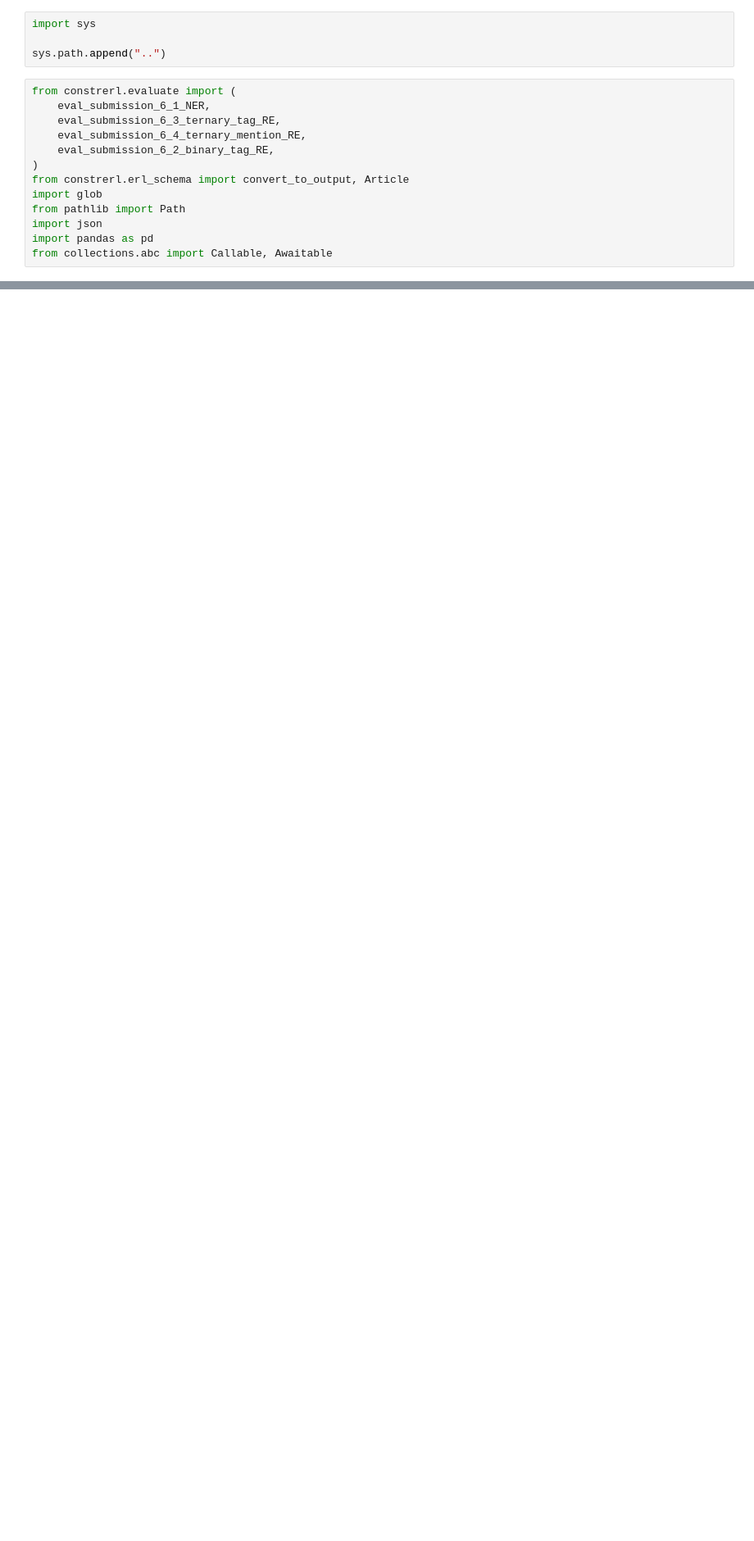
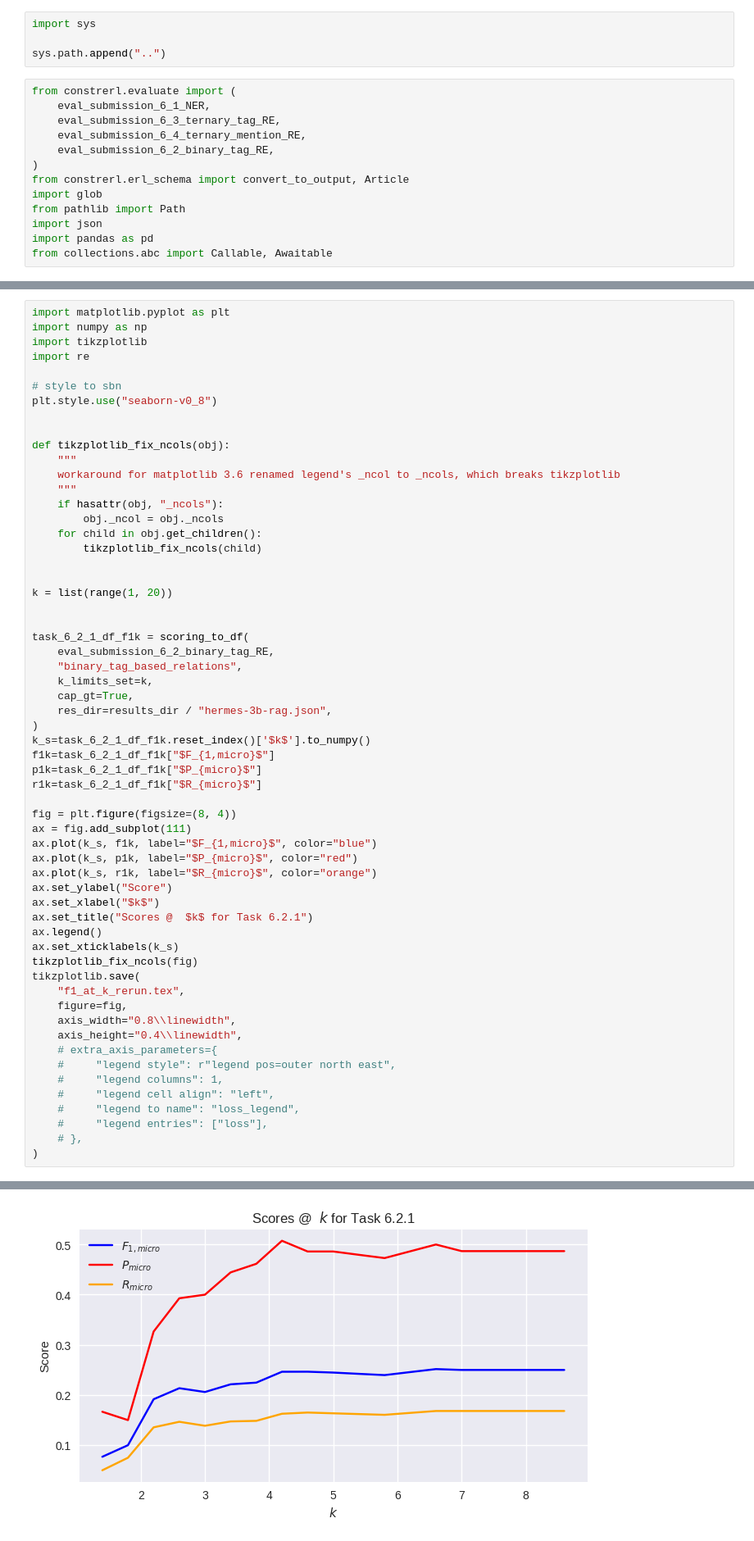
Before and after one commit to Dakantz/CLEANR, a Jupyter notebook: submission/evaluation.ipynb, the cells around one changed output, grey strips where cells are left out. Shown: that part at 82% size. Saved outputs shown, nothing was run; the diff lists cells and outputs as text; blank space fills up the shorter version.

```diff
--- a/submission/evaluation.ipynb
+++ b/submission/evaluation.ipynb
@@ -206,0 +260,60 @@ task_6_2_1_df
+# %%
+import matplotlib.pyplot as plt
+import numpy as np
+import tikzplotlib
+import re
+
+# style to sbn
+plt.style.use("seaborn-v0_8")
+
+
+def tikzplotlib_fix_ncols(obj):
+    """
+    workaround for matplotlib 3.6 renamed legend's _ncol to _ncols, which breaks tikzplotlib
+    """
+    if hasattr(obj, "_ncols"):
+        obj._ncol = obj._ncols
+    for child in obj.get_children():
+        tikzplotlib_fix_ncols(child)
+
+
+k = list(range(1, 20))
+
+
+task_6_2_1_df_f1k = scoring_to_df(
+    eval_submission_6_2_binary_tag_RE,
+    "binary_tag_based_relations",
+    k_limits_set=k,
+    cap_gt=True,
+    res_dir=results_dir / "hermes-3b-rag.json",
+)
+k_s=task_6_2_1_df_f1k.reset_index()['$k$'].to_numpy()
+f1k=task_6_2_1_df_f1k["$F_{1,micro}$"]
+p1k=task_6_2_1_df_f1k["$P_{micro}$"]
+r1k=task_6_2_1_df_f1k["$R_{micro}$"]
+
+fig = plt.figure(figsize=(8, 4))
+ax = fig.add_subplot(111)
+ax.plot(k_s, f1k, label="$F_{1,micro}$", color="blue")
+ax.plot(k_s, p1k, label="$P_{micro}$", color="red")
+ax.plot(k_s, r1k, label="$R_{micro}$", color="orange")
+ax.set_ylabel("Score")
+ax.set_xlabel("$k$")
+ax.set_title("Scores @  $k$ for Task 6.2.1")
+ax.legend()
+ax.set_xticklabels(k_s)
+tikzplotlib_fix_ncols(fig)
+tikzplotlib.save(
+    "f1_at_k_rerun.tex",
+    figure=fig,
+    axis_width="0.8\\linewidth",
+    axis_height="0.4\\linewidth",
+    # extra_axis_parameters={
+    #     "legend style": r"legend pos=outer north east",
+    #     "legend columns": 1,
+    #     "legend cell align": "left",
+    #     "legend to name": "loss_legend",
+    #     "legend entries": ["loss"],
+    # },
+)
+# %% [output]
@@ -206,0 +339 @@ task_6_2_1_df
+[figure, added]
```
Also changed, not shown: parts of 9 cells of this notebook, 14 other files.
